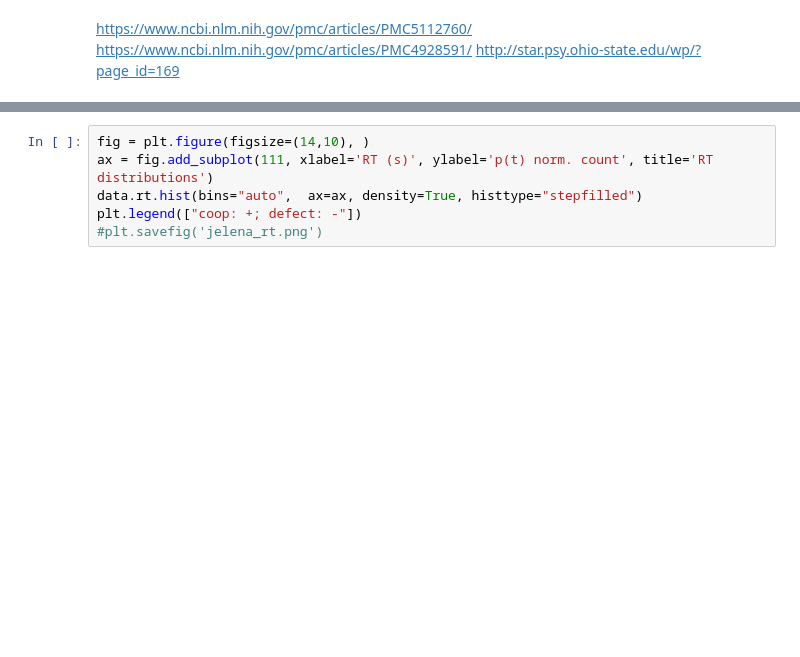
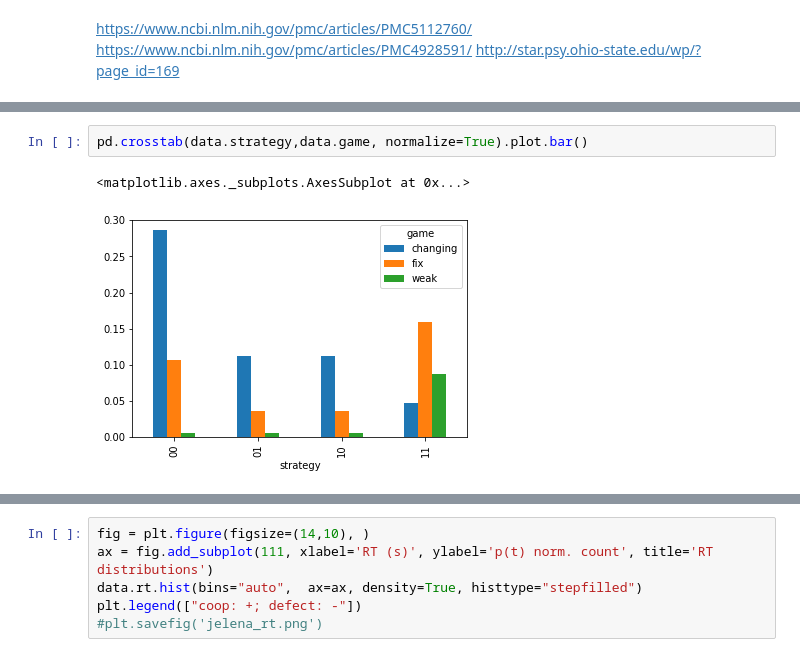
Before and after one commit to eladiomontero/DecisionTimes, a Jupyter notebook: DecTimes/DecTimes.ipynb, the cells around one changed output, grey strips where cells are left out. Cells and saved outputs as stored; diff of their text form; blank space fills up the shorter version.

```diff
--- a/DecTimes/DecTimes.ipynb
+++ b/DecTimes/DecTimes.ipynb
@@ -120,0 +172,5 @@ data2.head() #data2 will be used to plot by player
+# %%
+pd.crosstab(data.strategy,data.game, normalize=True).plot.bar()
+# %% [output]
+<matplotlib.axes._subplots.AxesSubplot at 0x...>
+[figure, added]
```
Also changed, not shown: parts of 14 cells of this notebook, 4 other files.
